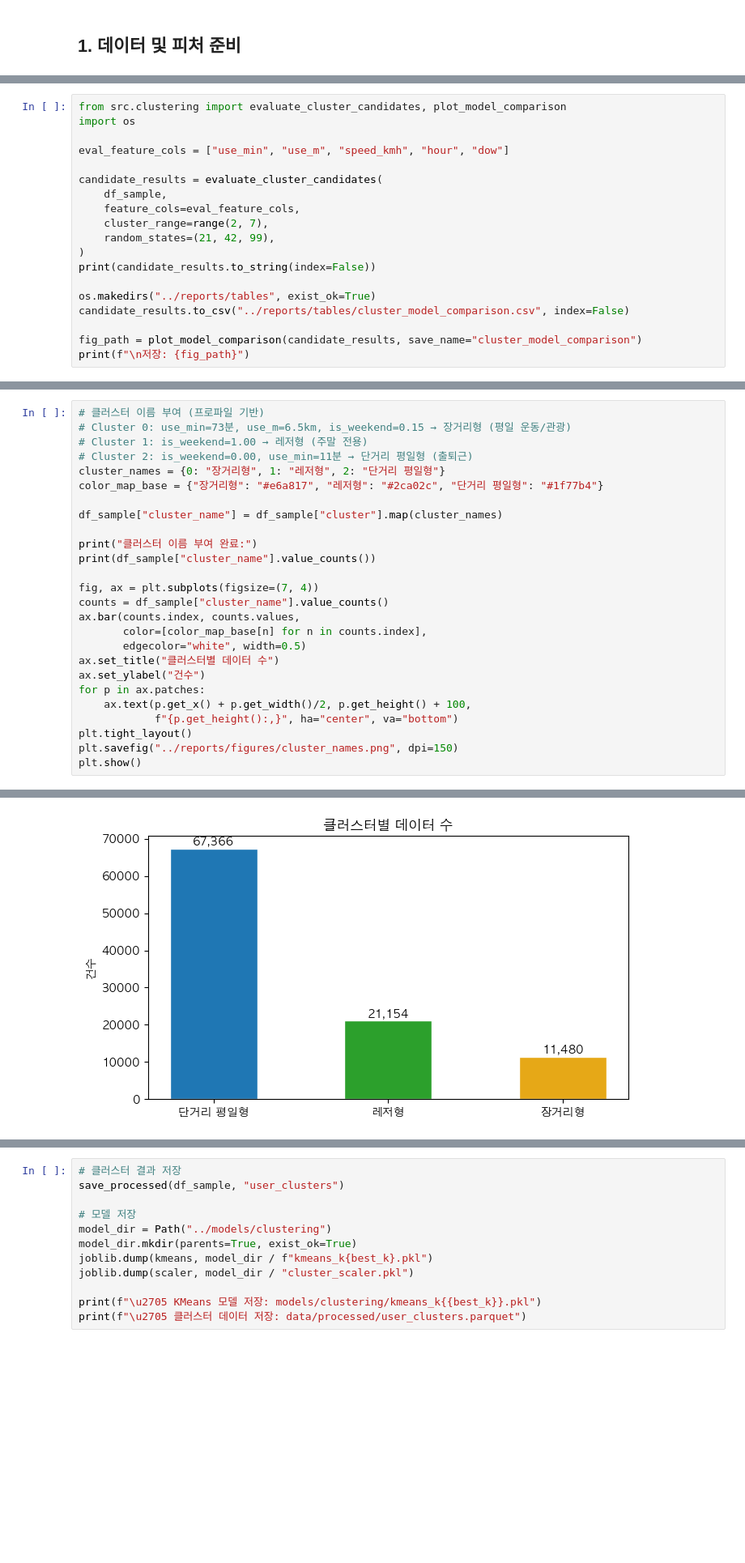
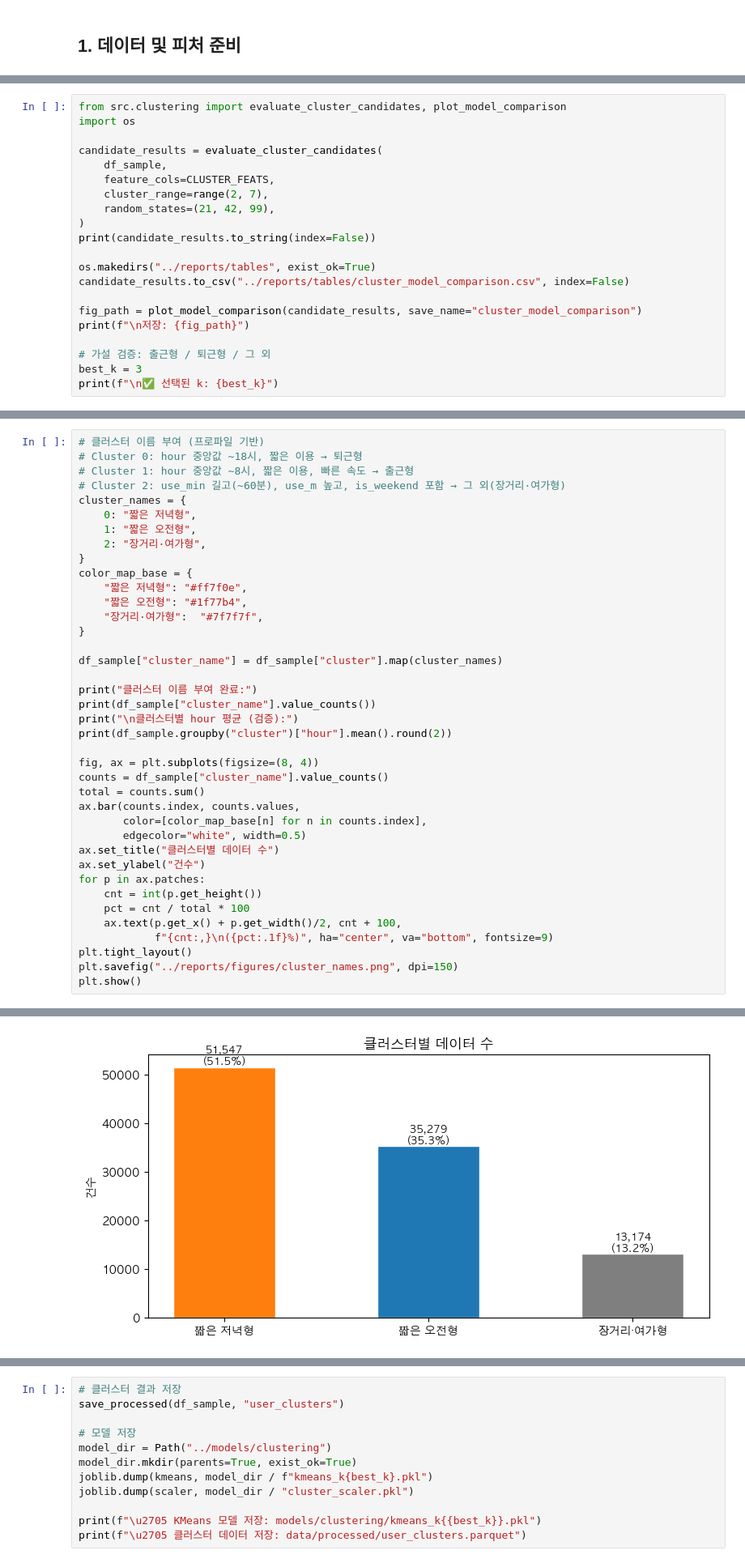
Before and after one commit to ClaraHayoungPark/seoul-bike-ml, a Jupyter notebook: notebooks/01_user_clustering.ipynb, the cells around one changed output, grey strips where cells are left out. Shown at 81% size. Cells and saved outputs as stored; diff of their text form; blank space fills up the shorter version.

Commit message:
refactor: redesign clustering pipeline with EDA-driven hypothesis validation

```diff
--- a/notebooks/01_user_clustering.ipynb
+++ b/notebooks/01_user_clustering.ipynb
@@ -125,11 +81,9 @@ Silhouette, Calinski-Harabasz, Davies-Bouldin, Stability ARI 4개 지표로 비
 from src.clustering import evaluate_cluster_candidates, plot_model_comparison
 import os
 
-eval_feature_cols = ["use_min", "use_m", "speed_kmh", "hour", "dow"]
-
 candidate_results = evaluate_cluster_candidates(
     df_sample,
-    feature_cols=eval_feature_cols,
+    feature_cols=CLUSTER_FEATS,
     cluster_range=range(2, 7),
     random_states=(21, 42, 99),
 )
@@ -140,6 +94,10 @@ candidate_results.to_csv("../reports/tables/cluster_model_comparison.csv", index
 
 fig_path = plot_model_comparison(candidate_results, save_name="cluster_model_comparison")
 print(f"\n저장: {fig_path}")
+
+# 가설 검증: 출근형 / 퇴근형 / 그 외
+best_k = 3
+print(f"\n✅ 선택된 k: {best_k}")
 # %% [output]
 평가 중: model=kmeans, k=2
 평가 중: model=gmm, k=2
@@ -230,26 +177,39 @@ plt.show()
 # %%
 # 클러스터 이름 부여 (프로파일 기반)
-# Cluster 0: use_min=73분, use_m=6.5km, is_weekend=0.15 → 장거리형 (평일 운동/관광)
-# Cluster 1: is_weekend=1.00 → 레저형 (주말 전용)
-# Cluster 2: is_weekend=0.00, use_min=11분 → 단거리 평일형 (출퇴근)
-cluster_names = {0: "장거리형", 1: "레저형", 2: "단거리 평일형"}
-color_map_base = {"장거리형": "#e6a817", "레저형": "#2ca02c", "단거리 평일형": "#1f77b4"}
+# Cluster 0: hour 중앙값 ~18시, 짧은 이용 → 퇴근형
+# Cluster 1: hour 중앙값 ~8시, 짧은 이용, 빠른 속도 → 출근형
+# Cluster 2: use_min 길고(~60분), use_m 높고, is_weekend 포함 → 그 외(장거리·여가형)
+cluster_names = {
+    0: "짧은 저녁형",
+    1: "짧은 오전형",
+    2: "장거리·여가형",
+}
+color_map_base = {
+    "짧은 저녁형": "#ff7f0e",
+    "짧은 오전형": "#1f77b4",
+    "장거리·여가형":  "#7f7f7f",
+}
 
 df_sample["cluster_name"] = df_sample["cluster"].map(cluster_names)
 
 print("클러스터 이름 부여 완료:")
 print(df_sample["cluster_name"].value_counts())
+print("\n클러스터별 hour 평균 (검증):")
+print(df_sample.groupby("cluster")["hour"].mean().round(2))
 
-fig, ax = plt.subplots(figsize=(7, 4))
+fig, ax = plt.subplots(figsize=(8, 4))
 counts = df_sample["cluster_name"].value_counts()
+total = counts.sum()
 ax.bar(counts.index, counts.values,
        color=[color_map_base[n] for n in counts.index],
        edgecolor="white", width=0.5)
 ax.set_title("클러스터별 데이터 수")
 ax.set_ylabel("건수")
 for p in ax.patches:
-    ax.text(p.get_x() + p.get_width()/2, p.get_height() + 100,
-            f"{p.get_height():,}", ha="center", va="bottom")
+    cnt = int(p.get_height())
+    pct = cnt / total * 100
+    ax.text(p.get_x() + p.get_width()/2, cnt + 100,
+            f"{cnt:,}\n({pct:.1f}%)", ha="center", va="bottom", fontsize=9)
 plt.tight_layout()
 plt.savefig("../reports/figures/cluster_names.png", dpi=150)
 plt.show()
@@ -263,2 +230,2 @@ Name: count, dtype: int64
-[figure, old version]
+[figure, new version]
 # %% [markdown]
```
Also changed, not shown: parts of 20 cells of this notebook, 6 other files.
